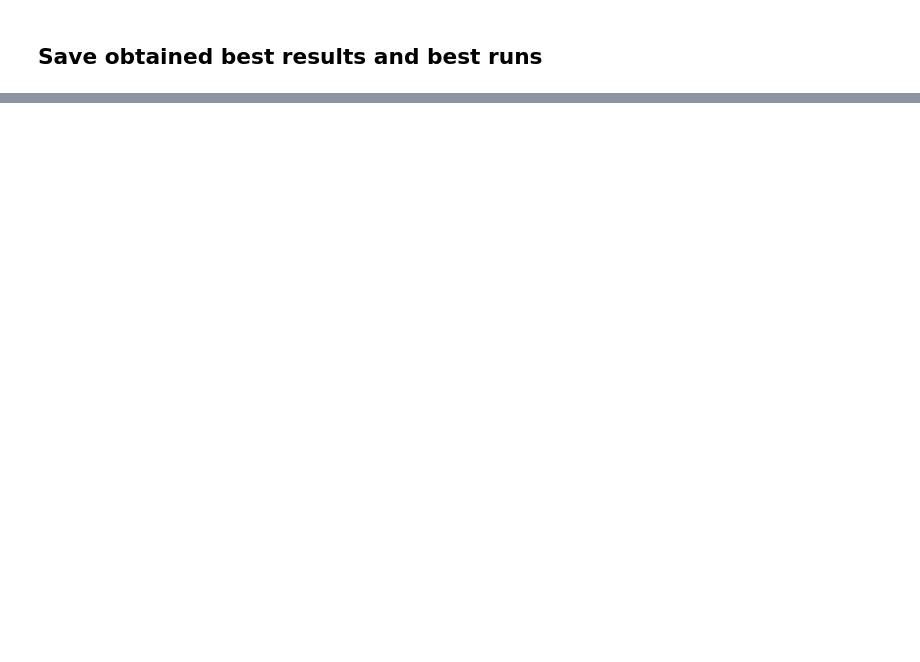
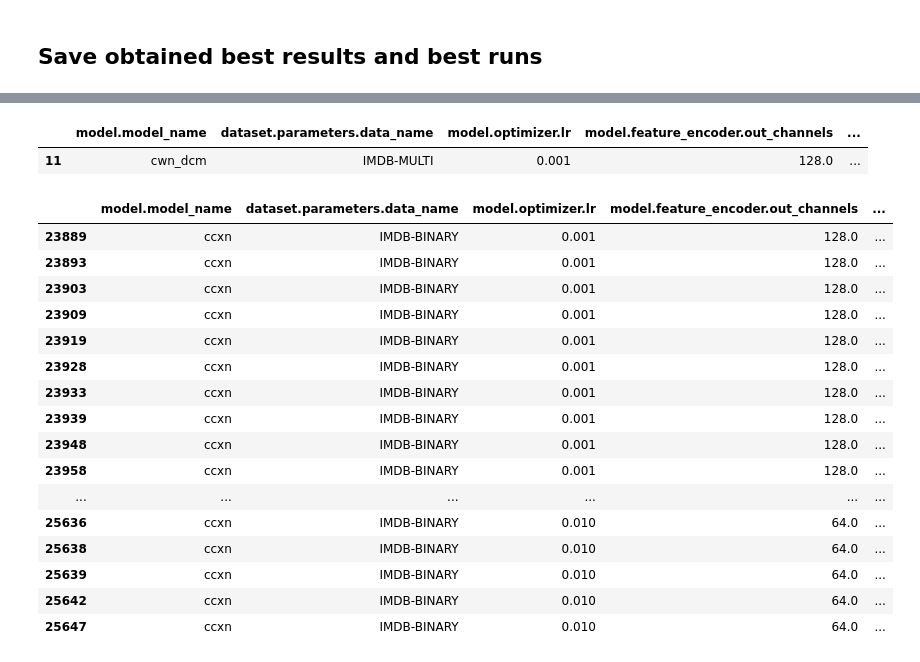
Before and after one commit to geometric-intelligence/TopoBenchmark, a Jupyter notebook: results/results_ cell.ipynb, the cells around one changed output, grey strips where cells are left out. Saved outputs shown, nothing was run; the diff lists cells and outputs as text; code cells hidden in the pictures; blank space fills up the shorter version.

```diff
--- a/results/results_ cell.ipynb
+++ b/results/results_ cell.ipynb
@@ -468,0 +687,55 @@ result_dict.to_csv(f"best_results_cell.csv")
+# %%
+best_runs['IMDB-MULTI']['cwn_dcm']
+# %% [output]
+|  | model.model_name | dataset.parameters.data_name | model.optimizer.lr | model.feature_encoder.out_channels | ... |
+| 11 | cwn_dcm | IMDB-MULTI | 0.001 | 128.0 | ... |
+# %%
+# Keep metrics that matters for dataset
+performance_columns = optimization_metrics['IMDB-BINARY']['performance_columns']
+subset = hp_runs['IMDB-BINARY']['ccxn'].copy()
+
+# Find 'NaN' in performance columns
+# for each column find number of rows with 'NaN' string
+total_performance_nan = 0
+for column in performance_columns:
+    # Find the number of NaN string in the column
+    num_nan = subset[column].apply(lambda x: x == 'NaN')
+    num_nan = num_nan.sum()
+    total_performance_nan += num_nan
+    # If there are any 'NaN' string in the column print the column name and the number of 'NaN' strings
+
+if total_performance_nan > 0:
+    print('Dropping rows with NaN values')
+    print(f"Dataset: {dataset}, Model: {model}")
+    nan_rows = subset[performance_columns].eq('NaN')
+    nan_rows = nan_rows.sum(axis=1)
+    # Drop every rows where 'NaN' string is present
+    subset = subset[~nan_rows.gt(0)]
+    print('Total rows in subset:', nan_rows.shape[0])
+    print('Total dropped rows:', sum(nan_rows.gt(0)))
+
+
+
+# Ensure that the performance columns are of type float
+#subset[performance_columns] = subset[performance_columns].astype(float)
+# %%
+subset
+# Drop every rows where 'NaN' string is present
+# %% [output]
+|  | model.model_name | dataset.parameters.data_name | model.optimizer.lr | model.feature_encoder.out_channels | ... |
+| 23889 | ccxn | IMDB-BINARY | 0.001 | 128.0 | ... |
+| 23893 | ccxn | IMDB-BINARY | 0.001 | 128.0 | ... |
+| 23903 | ccxn | IMDB-BINARY | 0.001 | 128.0 | ... |
+| 23909 | ccxn | IMDB-BINARY | 0.001 | 128.0 | ... |
+| 23919 | ccxn | IMDB-BINARY | 0.001 | 128.0 | ... |
+| 23928 | ccxn | IMDB-BINARY | 0.001 | 128.0 | ... |
+| 23933 | ccxn | IMDB-BINARY | 0.001 | 128.0 | ... |
+| 23939 | ccxn | IMDB-BINARY | 0.001 | 128.0 | ... |
+| 23948 | ccxn | IMDB-BINARY | 0.001 | 128.0 | ... |
+| 23958 | ccxn | IMDB-BINARY | 0.001 | 128.0 | ... |
+| ... | ... | ... | ... | ... | ... |
+| 25636 | ccxn | IMDB-BINARY | 0.010 | 64.0 | ... |
+| 25638 | ccxn | IMDB-BINARY | 0.010 | 64.0 | ... |
+| 25639 | ccxn | IMDB-BINARY | 0.010 | 64.0 | ... |
+| 25642 | ccxn | IMDB-BINARY | 0.010 | 64.0 | ... |
+| 25647 | ccxn | IMDB-BINARY | 0.010 | 64.0 | ... |
```
Also changed, not shown: parts of 19 cells of this notebook, 11 other files.
